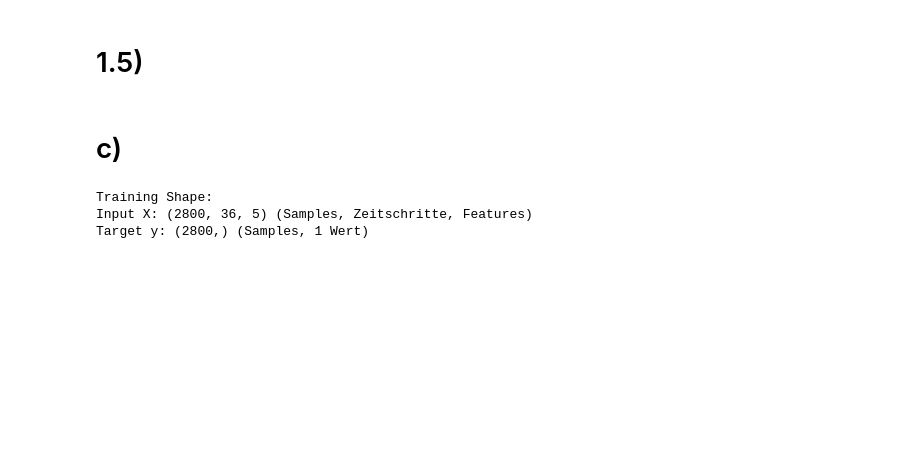
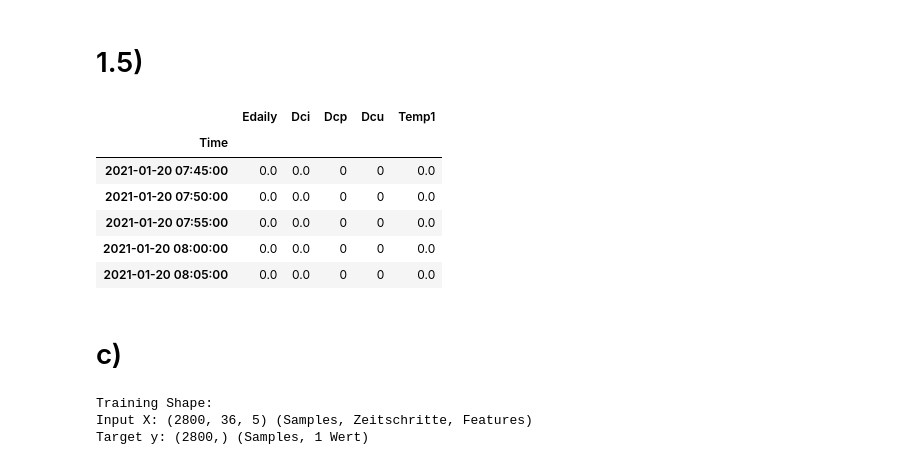
Before and after one commit to Malte-W-Schule/Datenanalyse_Sem_03, a Jupyter notebook: Blatt 9/Blatt_09.ipynb, the cells around one changed output. Drawn from its saved outputs; the diff is of its cells as text; code cells hidden in the pictures; blank space fills up the shorter version.

```diff
--- a/Blatt 9/Blatt_09.ipynb
+++ b/Blatt 9/Blatt_09.ipynb
@@ -8,24 +8,38 @@ from sklearn.model_selection import train_test_split
 # %%
 import numpy as np
 import pandas as pd
 from sklearn.preprocessing import StandardScaler
 import matplotlib.pyplot as plt
 
+df = pd.read_csv("pvtest.csv")
+df["Time"] = pd.to_datetime(df["Time"])
+
 werte = ['Edaily', 'Dci', 'Dcp', 'Dcu', 'Temp1']
 X = df[werte].copy()
-X.index = pd.to_datetime(df['Time'])
+
+X.index = df['Time']
 
 target_col_idx = 2
 
 scaler = StandardScaler()
 X_scaled = scaler.fit_transform(X)  # Numpy Array
 
 # --- Aufgabe b)
 train_size = int(len(X_scaled) * 0.8)
 
 # Arrays nutzen Slicing mit [], kein .iloc
 x_train_data = X_scaled[:train_size]
 x_test_data = X_scaled[train_size:]
+
+X.head()
+# %% [output]
+|  | Edaily | Dci | Dcp | Dcu | Temp1 |
+| Time |  |  |  |  |  |
+| 2021-01-20 07:45:00 | 0.0 | 0.0 | 0 | 0 | 0.0 |
+| 2021-01-20 07:50:00 | 0.0 | 0.0 | 0 | 0 | 0.0 |
+| 2021-01-20 07:55:00 | 0.0 | 0.0 | 0 | 0 | 0.0 |
+| 2021-01-20 08:00:00 | 0.0 | 0.0 | 0 | 0 | 0.0 |
+| 2021-01-20 08:05:00 | 0.0 | 0.0 | 0 | 0 | 0.0 |
 # %% [markdown]
 
 # c)
```
Also changed, not shown: parts of 6 cells of this notebook.
